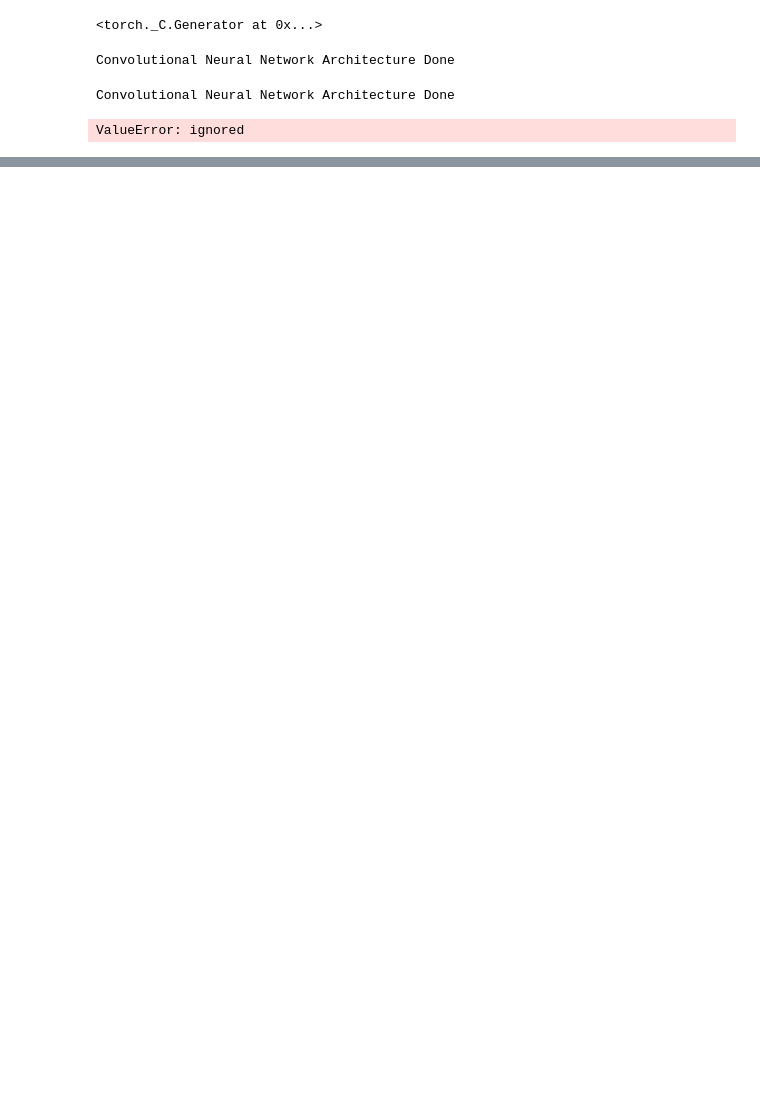
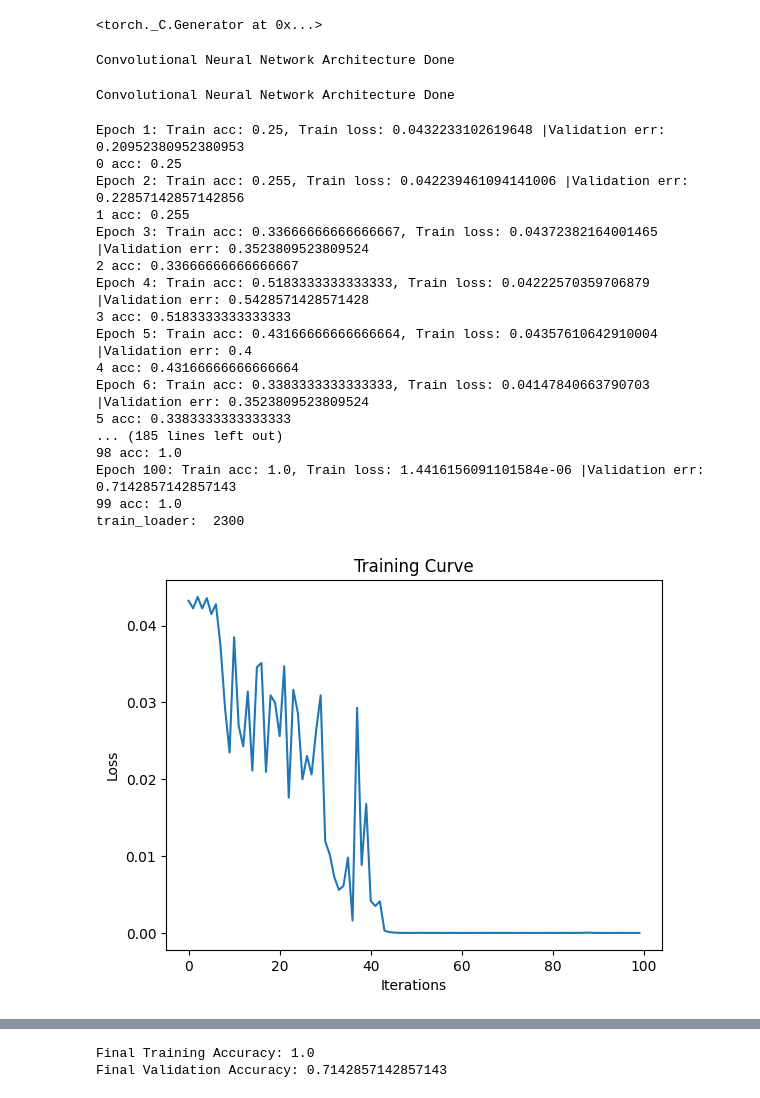
Before and after one commit to mikeacquaviva/APS360-Leukaemia-Classification, a Jupyter notebook: cnn_leukemia.ipynb, the cells around one changed output, grey strips where cells are left out. Cells and saved outputs as stored; diff of their text form; code cells hidden in the pictures; blank space fills up the shorter version.

```diff
--- a/cnn_leukemia.ipynb
+++ b/cnn_leukemia.ipynb
@@ -210,7 +207,3 @@ def get_accuracy(model, data):
         correct += pred.eq(labels.view_as(pred)).sum().item()
         total += imgs.shape[0]
     return correct / total
-# %%
-inputs, labels = data
-# %% [output]
-ValueError: ignored
@@ -284 +315,26 @@ def accuracy_class(model):
     print(f'Accuracy for {classname:5s} : {accuracy:.5f} %')
+# %%
+more_net = CNN_leaky()
+
+train(more_net, batch_size = 32, learning_rate = 0.01, num_epochs=100)
+model_path = get_model_name(more_net.name, batch_size, 0.01, 100)
+torch.save(more_net.state_dict(), model_path)
+# %% [output]
+Epoch 1: Train acc: 0.25, Train loss: 0.0432233102619648 |Validation err: 0.20952380952380953
+0 acc: 0.25
+Epoch 2: Train acc: 0.255, Train loss: 0.042239461094141006 |Validation err: 0.22857142857142856
+1 acc: 0.255
+Epoch 3: Train acc: 0.33666666666666667, Train loss: 0.04372382164001465 |Validation err: 0.3523809523809524
+2 acc: 0.33666666666666667
+Epoch 4: Train acc: 0.5183333333333333, Train loss: 0.04222570359706879 |Validation err: 0.5428571428571428
+3 acc: 0.5183333333333333
+Epoch 5: Train acc: 0.43166666666666664, Train loss: 0.04357610642910004 |Validation err: 0.4
+4 acc: 0.43166666666666664
+Epoch 6: Train acc: 0.3383333333333333, Train loss: 0.04147840663790703 |Validation err: 0.3523809523809524
+5 acc: 0.3383333333333333
+... (185 lines left out)
+98 acc: 1.0
+Epoch 100: Train acc: 1.0, Train loss: 1.4416156091101584e-06 |Validation err: 0.7142857142857143
+99 acc: 1.0
+train_loader:  2300
+[figure, added]
@@ -284,0 +342,2 @@ def accuracy_class(model):
+Final Training Accuracy: 1.0
+Final Validation Accuracy: 0.7142857142857143
```
Also changed, not shown: parts of 26 cells of this notebook.
